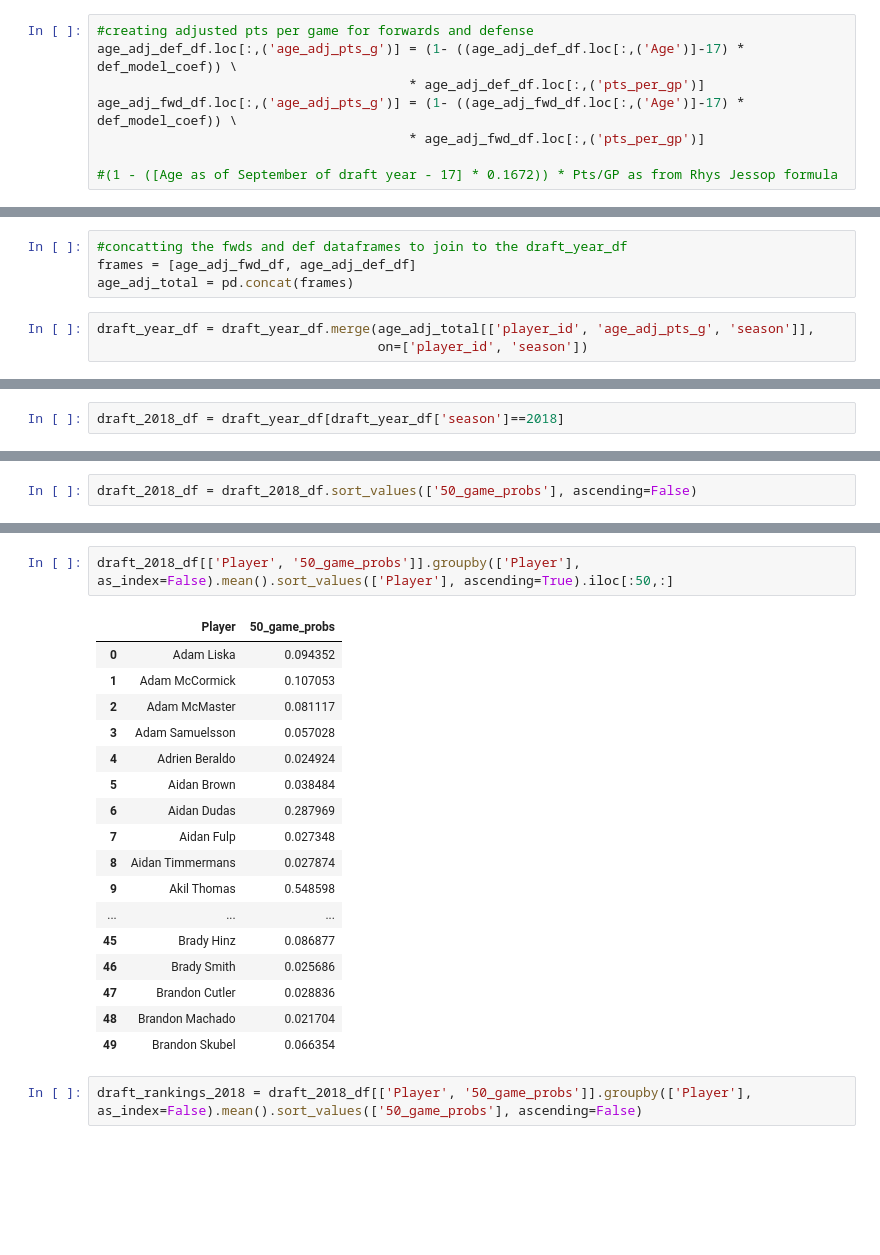
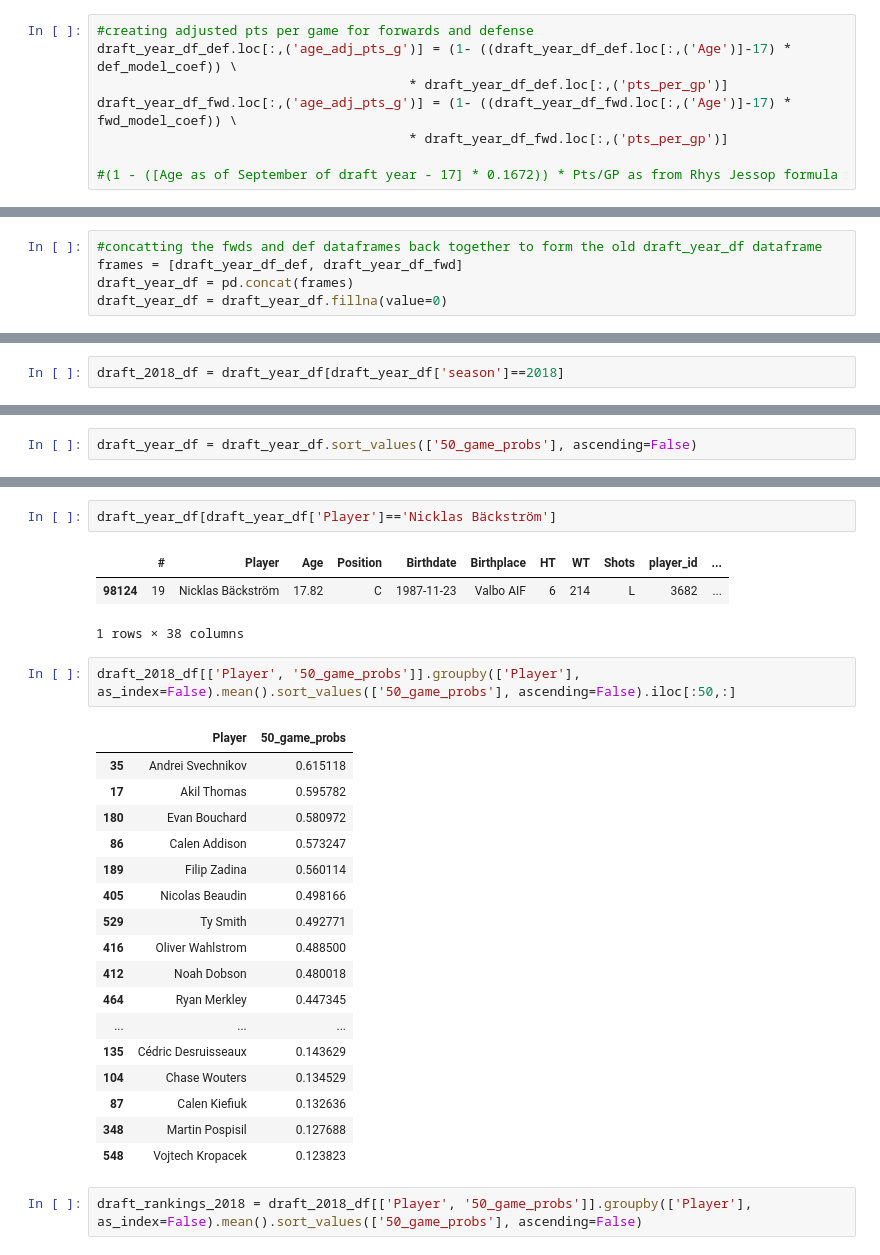
Before and after one commit to Schmoegurt/prospectmodel, a Jupyter notebook: Prospect Model.ipynb, the cells around one changed output, grey strips where cells are left out. Cells and saved outputs as stored; diff of their text form; blank space fills up the shorter version.

```diff
--- a/Prospect Model.ipynb
+++ b/Prospect Model.ipynb
@@ -195,9 +159,9 @@ draft_year_df = roster[roster['draft_year'] == 0]
 # %%
 #creating adjusted pts per game for forwards and defense
-age_adj_def_df.loc[:,('age_adj_pts_g')] = (1- ((age_adj_def_df.loc[:,('Age')]-17) * def_model_coef)) \
-                                        * age_adj_def_df.loc[:,('pts_per_gp')]
-age_adj_fwd_df.loc[:,('age_adj_pts_g')] = (1- ((age_adj_fwd_df.loc[:,('Age')]-17) * def_model_coef)) \
-                                        * age_adj_fwd_df.loc[:,('pts_per_gp')]
+draft_year_df_def.loc[:,('age_adj_pts_g')] = (1- ((draft_year_df_def.loc[:,('Age')]-17) * def_model_coef)) \
+                                        * draft_year_df_def.loc[:,('pts_per_gp')]
+draft_year_df_fwd.loc[:,('age_adj_pts_g')] = (1- ((draft_year_df_fwd.loc[:,('Age')]-17) * fwd_model_coef)) \
+                                        * draft_year_df_fwd.loc[:,('pts_per_gp')]
 
 #(1 - ([Age as of September of draft year - 17] * 0.1672)) * Pts/GP as from Rhys Jessop formula
 # %% [output]
@@ -212,9 +176,7 @@ Try using .loc[row_indexer,col_indexer] = value instead
 See the caveats in the documentation: http://pandas.pydata.org/pandas-docs/stable/indexing.html#indexing-view-versus-copy
   self.obj[item] = s
 # %%
-#concatting the fwds and def dataframes to join to the draft_year_df
-frames = [age_adj_fwd_df, age_adj_def_df]
-age_adj_total = pd.concat(frames)
+#concatting the fwds and def dataframes back together to form the old draft_year_df dataframe
+frames = [draft_year_df_def, draft_year_df_fwd]
+draft_year_df = pd.concat(frames)
+draft_year_df = draft_year_df.fillna(value=0)
-# %%
-draft_year_df = draft_year_df.merge(age_adj_total[['player_id', 'age_adj_pts_g', 'season']],
-                                    on=['player_id', 'season'])
@@ -296,2 +278,2 @@ draft_2018_df.head()
 # %%
-draft_2018_df = draft_2018_df.sort_values(['50_game_probs'], ascending=False)
+draft_year_df = draft_year_df.sort_values(['50_game_probs'], ascending=False)
@@ -307,23 +300,29 @@ draft_2018_df.head()
+# %%
+draft_year_df[draft_year_df['Player']=='Nicklas Bäckström']
+# %% [output]
+|  | # | Player | Age | Position | Birthdate | Birthplace | HT | WT | Shots | player_id | ... |
+| 98124 | 19 | Nicklas Bäckström | 17.82 | C | 1987-11-23 | Valbo AIF | 6 | 214 | L | 3682 | ... |
+1 rows × 38 columns
 # %%
-draft_2018_df[['Player', '50_game_probs']].groupby(['Player'], as_index=False).mean().sort_values(['Player'], ascending=True).iloc[:50,:]
+draft_2018_df[['Player', '50_game_probs']].groupby(['Player'], as_index=False).mean().sort_values(['50_game_probs'], ascending=False).iloc[:50,:]
 # %% [output]
 |  | Player | 50_game_probs |
-| 0 | Adam Liska | 0.094352 |
-| 1 | Adam McCormick | 0.107053 |
-| 2 | Adam McMaster | 0.081117 |
-| 3 | Adam Samuelsson | 0.057028 |
-| 4 | Adrien Beraldo | 0.024924 |
-| 5 | Aidan Brown | 0.038484 |
-| 6 | Aidan Dudas | 0.287969 |
-| 7 | Aidan Fulp | 0.027348 |
-| 8 | Aidan Timmermans | 0.027874 |
-| 9 | Akil Thomas | 0.548598 |
+| 35 | Andrei Svechnikov | 0.615118 |
+| 17 | Akil Thomas | 0.595782 |
+| 180 | Evan Bouchard | 0.580972 |
+| 86 | Calen Addison | 0.573247 |
+| 189 | Filip Zadina | 0.560114 |
+| 405 | Nicolas Beaudin | 0.498166 |
+| 529 | Ty Smith | 0.492771 |
+| 416 | Oliver Wahlstrom | 0.488500 |
+| 412 | Noah Dobson | 0.480018 |
+| 464 | Ryan Merkley | 0.447345 |
 | ... | ... | ... |
-| 45 | Brady Hinz | 0.086877 |
-| 46 | Brady Smith | 0.025686 |
-| 47 | Brandon Cutler | 0.028836 |
-| 48 | Brandon Machado | 0.021704 |
-| 49 | Brandon Skubel | 0.066354 |
+| 135 | Cédric Desruisseaux | 0.143629 |
+| 104 | Chase Wouters | 0.134529 |
+| 87 | Calen Kiefiuk | 0.132636 |
+| 348 | Martin Pospisil | 0.127688 |
+| 548 | Vojtech Kropacek | 0.123823 |
 # %%
 draft_rankings_2018 = draft_2018_df[['Player', '50_game_probs']].groupby(['Player'], as_index=False).mean().sort_values(['50_game_probs'], ascending=False)
 # %%
```
Also changed, not shown: parts of 23 cells of this notebook, 2 other files.
